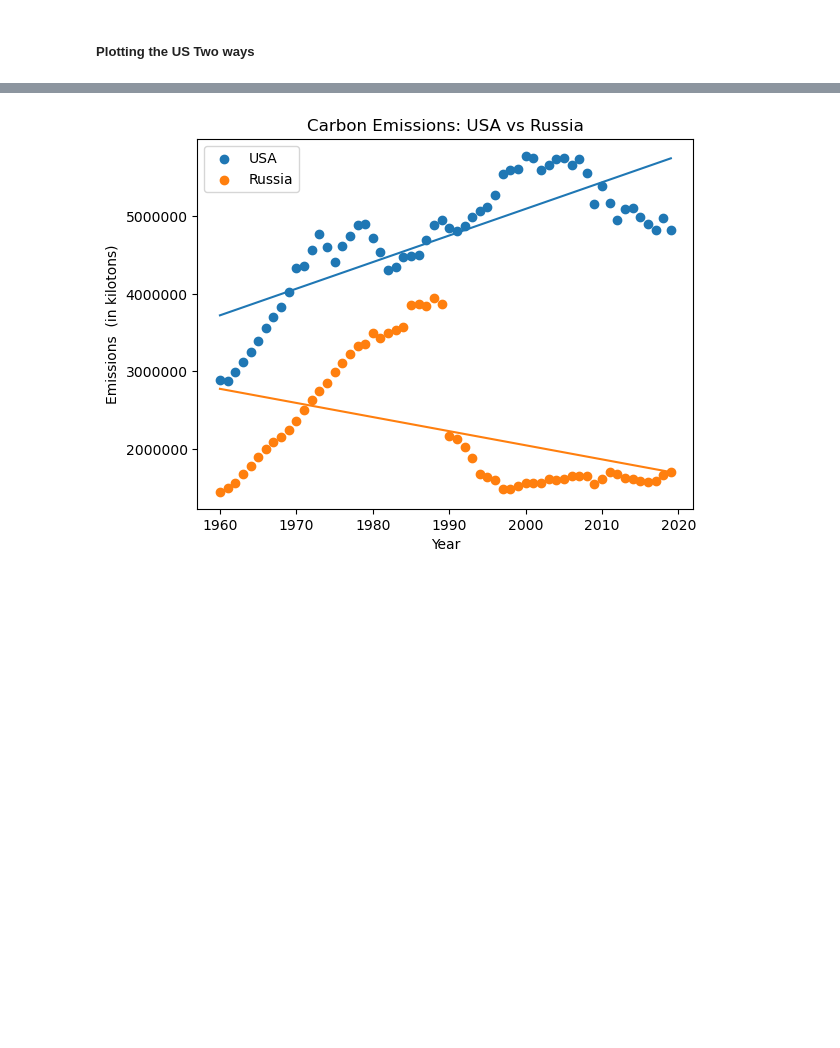
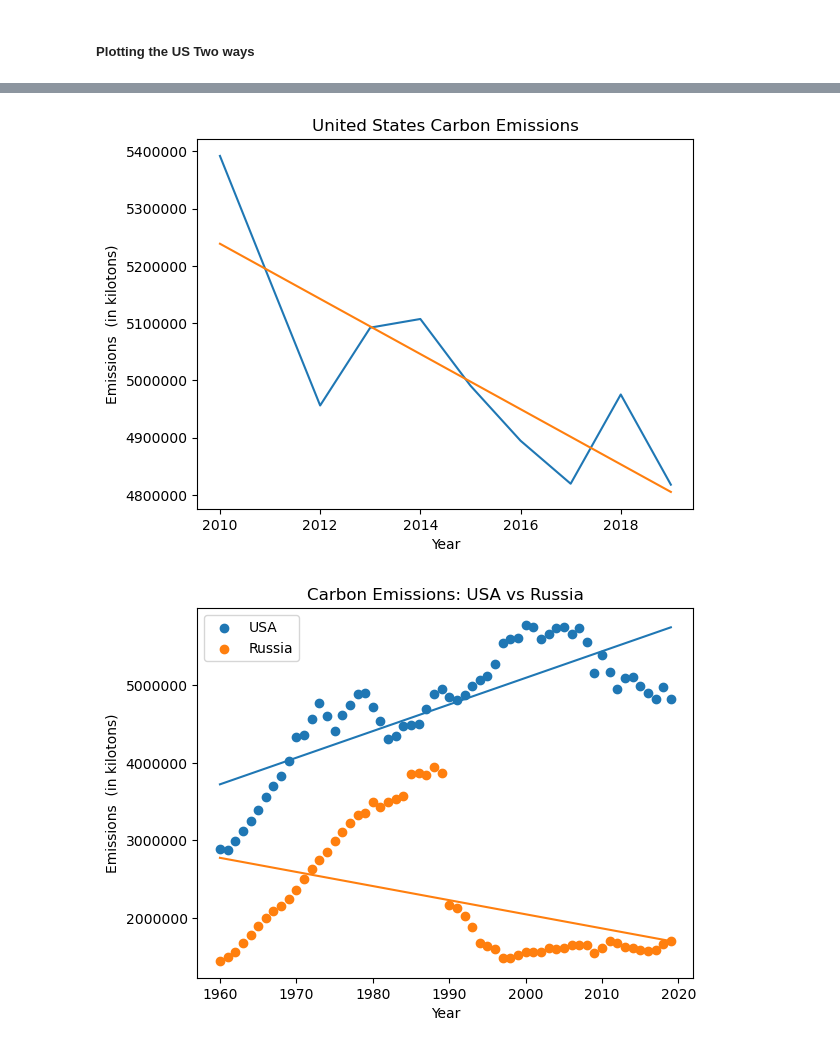
Before and after one commit to JeffreyFennell/Carbon-Emissions, a Jupyter notebook: carbon_emissions_project/carbon_emissions_final.ipynb, the cells around one changed output, grey strips where cells are left out. Saved outputs shown, nothing was run; the diff lists cells and outputs as text; code cells hidden in the pictures; blank space fills up the shorter version.

```diff
--- a/carbon_emissions_project/carbon_emissions_final.ipynb
+++ b/carbon_emissions_project/carbon_emissions_final.ipynb
@@ -252,3 +288,18 @@ plt.show()
+# %%
+# Experimenting with a focus on the 1990s trends in USA
+fig, ax = plt.subplots()
+ax.plot(usa['Year'].loc[13259:13268], usa['Carbon Emissions (in kilotons)'].loc[13259:13268])
+ax.set_xlabel('Year')
+ax.set_ylabel('Emissions  (in kilotons)')
+ax.set_title("United States Carbon Emissions")
+ax.ticklabel_format(style='plain')
+# calculate and plot the trendline using the three lines of code below.
+z = np.polyfit(usa['Year'].loc[13259:13268], usa['Carbon Emissions (in kilotons)'].loc[13259:13268], 1)
+p = np.poly1d(z)
+ax.plot(usa['Year'].loc[13259:13268], p(usa['Year'].loc[13259:13268]))
+plt.show()
+# %% [output]
+[figure, added]
 # %%
 # Comparing USA and Russia emissions with accompanying trendlines.
 fig, ax = plt.subplots()
```
Also changed, not shown: parts of 8 cells of this notebook, 1 other file.
